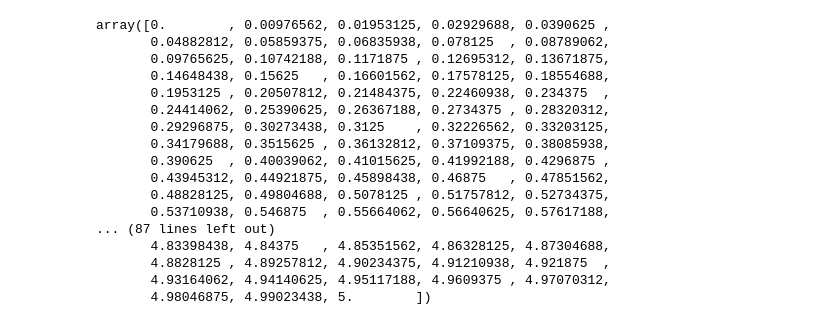
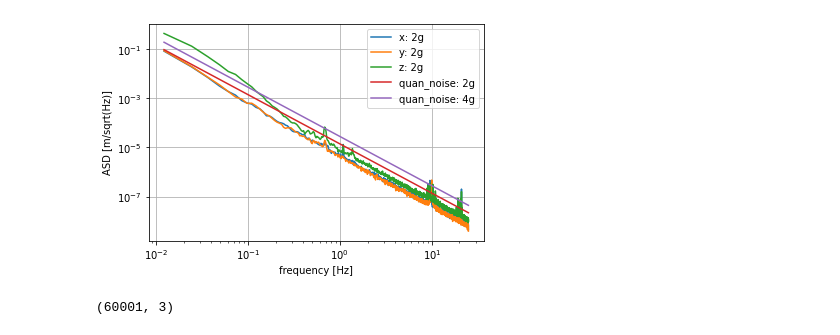
Before and after one commit to lamyc/pendulum_modeling, a Jupyter notebook: nano_33/noise.ipynb, the cells around one changed output. Drawn from its saved outputs; the diff is of its cells as text; code cells hidden in the pictures.

```diff
--- a/nano_33/noise.ipynb
+++ b/nano_33/noise.ipynb
@@ -56,20 +62,29 @@ plt.show()
-# %%
-f
-# %% [output]
-array([0.        , 0.00976562, 0.01953125, 0.02929688, 0.0390625 ,
-       0.04882812, 0.05859375, 0.06835938, 0.078125  , 0.08789062,
-       0.09765625, 0.10742188, 0.1171875 , 0.12695312, 0.13671875,
-       0.14648438, 0.15625   , 0.16601562, 0.17578125, 0.18554688,
-       0.1953125 , 0.20507812, 0.21484375, 0.22460938, 0.234375  ,
-       0.24414062, 0.25390625, 0.26367188, 0.2734375 , 0.28320312,
-       0.29296875, 0.30273438, 0.3125    , 0.32226562, 0.33203125,
-       0.34179688, 0.3515625 , 0.36132812, 0.37109375, 0.38085938,
-       0.390625  , 0.40039062, 0.41015625, 0.41992188, 0.4296875 ,
-       0.43945312, 0.44921875, 0.45898438, 0.46875   , 0.47851562,
-       0.48828125, 0.49804688, 0.5078125 , 0.51757812, 0.52734375,
-       0.53710938, 0.546875  , 0.55664062, 0.56640625, 0.57617188,
-... (87 lines left out)
-       4.83398438, 4.84375   , 4.85351562, 4.86328125, 4.87304688,
-       4.8828125 , 4.89257812, 4.90234375, 4.91210938, 4.921875  ,
-       4.93164062, 4.94140625, 4.95117188, 4.9609375 , 4.97070312,
-       4.98046875, 4.99023438, 5.        ])
+# %%
+averaged2g = read_acc_export("measurements/50Hz")
+# data = [np.genfromtxt(entry.path, delimiter='\t')
+#             for entry in os.scandir("measurements/50Hz")
+#             if entry.is_file()]
+# test = data[5]
+fs = 50
+quan_noise_2g = (4/2**12*g)**2/6/fs
+quan_noise_4g = (8/2**12*g)**2/6/fs
+f2g, Pxx_den2g = signal.welch(averaged2g, fs, nperseg=4096, axis=0)
+Axx_den2g = np.sqrt(Pxx_den2g)
+omega = 2*np.pi*f2g[1:]
+mag, phase, *_ = ct.tf(1, [1, 0, 0]).frequency_response(omega)
+
+for i, label in enumerate(labels):
+    plt.loglog(f2g[1:], Axx_den2g[1:, i]*mag, '-',label=label+ ": 2g")
+plt.loglog(f2g[1:], np.sqrt(quan_noise_2g)*mag, label='quan_noise: 2g')
+plt.loglog(f2g[1:], np.sqrt(quan_noise_4g)*mag, label='quan_noise: 4g')
+plt.ylabel('ASD [m/sqrt(Hz)]')
+plt.xlabel('frequency [Hz]')
+plt.legend()
+plt.grid()
+plt.show()
+# %% [output]
+[figure, added]
+# %%
+averaged2g.shape
+# %% [output]
+(60001, 3)
```
Also changed, not shown: parts of 6 cells of this notebook.
